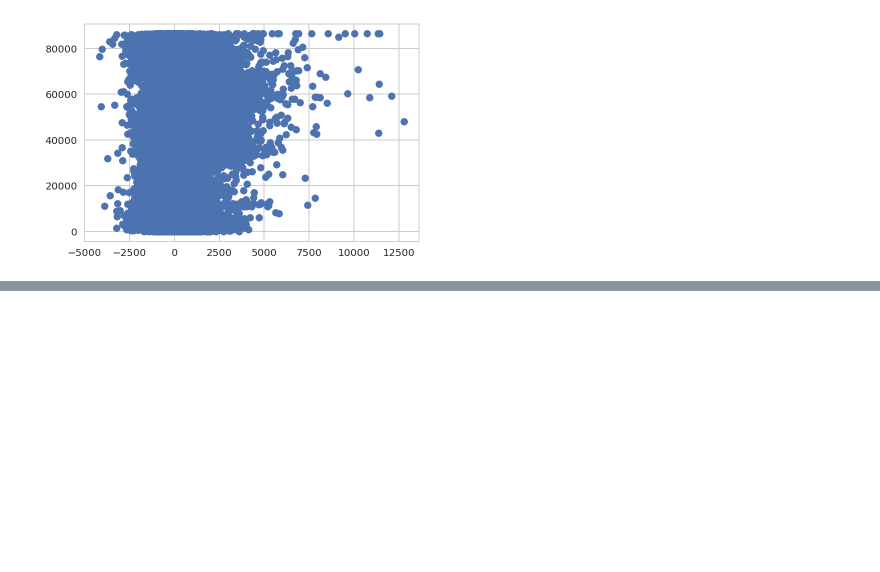
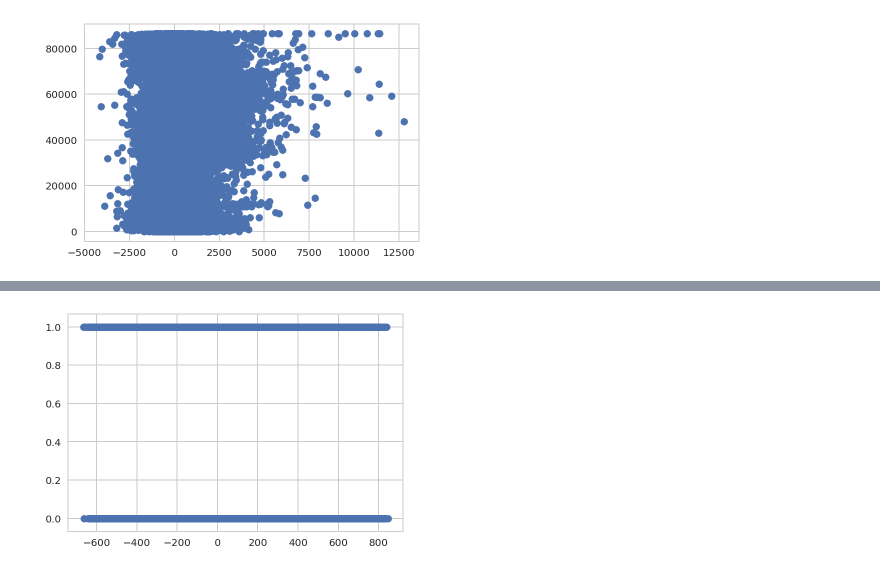
Before and after one commit to Moons08/dss-project-taxi, a Jupyter notebook: Mk/residual-feature.ipynb, the cells around one changed output, grey strips where cells are left out. Cells and saved outputs as stored; diff of their text form; code cells hidden in the pictures; blank space fills up the shorter version.

```diff
--- a/Mk/residual-feature.ipynb
+++ b/Mk/residual-feature.ipynb
@@ -121,0 +207,5 @@ plt.show()
+# %%
+plt.scatter(result.resid, test['holiday'])
+plt.show()
+# %% [output]
+[figure, added]
```
Also changed, not shown: parts of 14 cells of this notebook.
